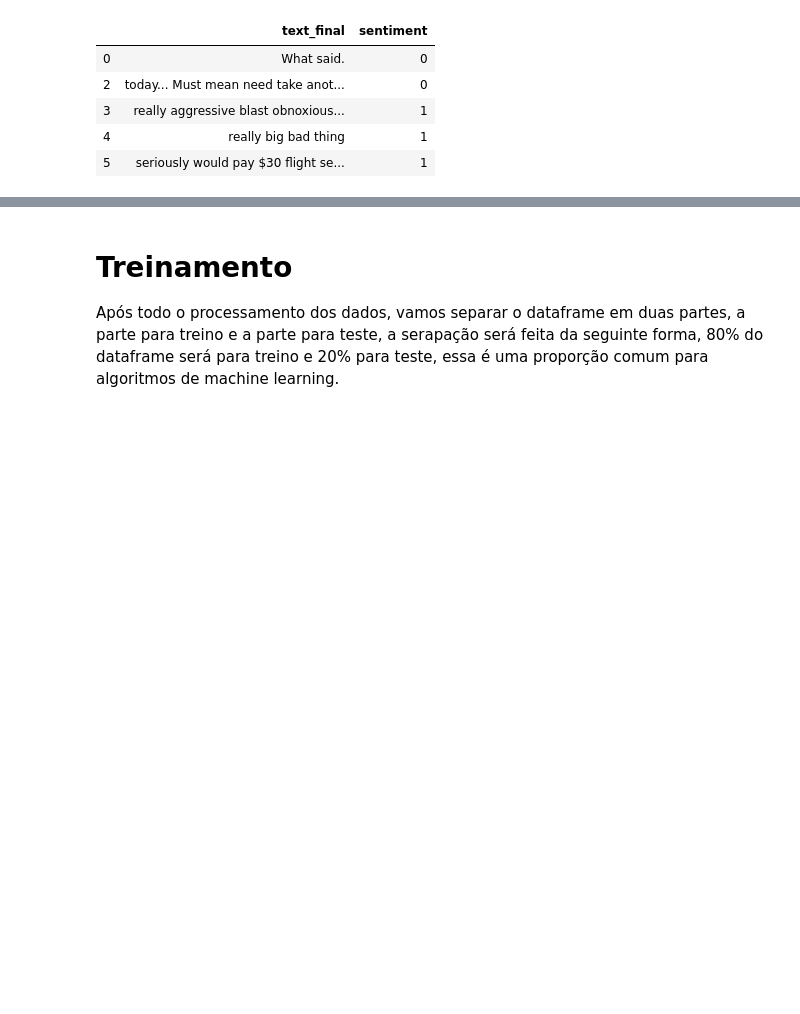
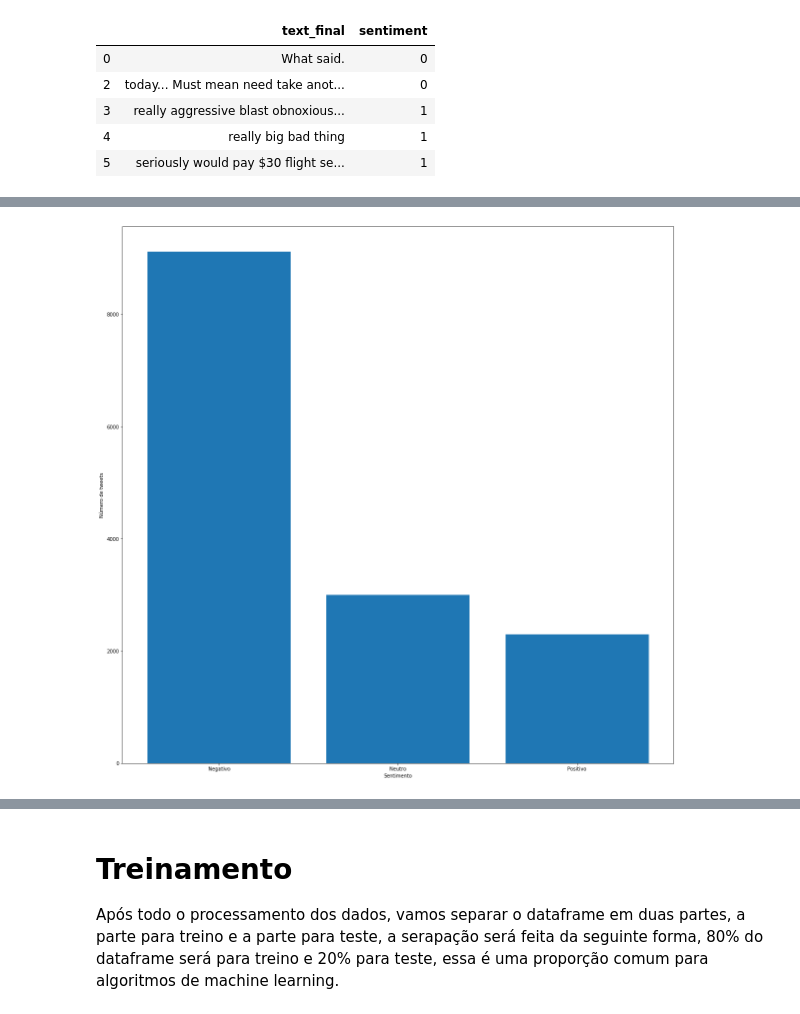
Before and after one commit to maurofloriano/cefet_ml, a Jupyter notebook: sentiment_analysis.ipynb, the cells around one changed output, grey strips where cells are left out. Cells and saved outputs as stored; diff of their text form; code cells hidden in the pictures; blank space fills up the shorter version.

```diff
--- a/sentiment_analysis.ipynb
+++ b/sentiment_analysis.ipynb
@@ -124,0 +132,4 @@ df_work.head()
+# %%
+analysis.all_sentiment_results(all_df)
+# %% [output]
+[figure, added]
```
Also changed, not shown: parts of 37 cells of this notebook, 3 other files.
